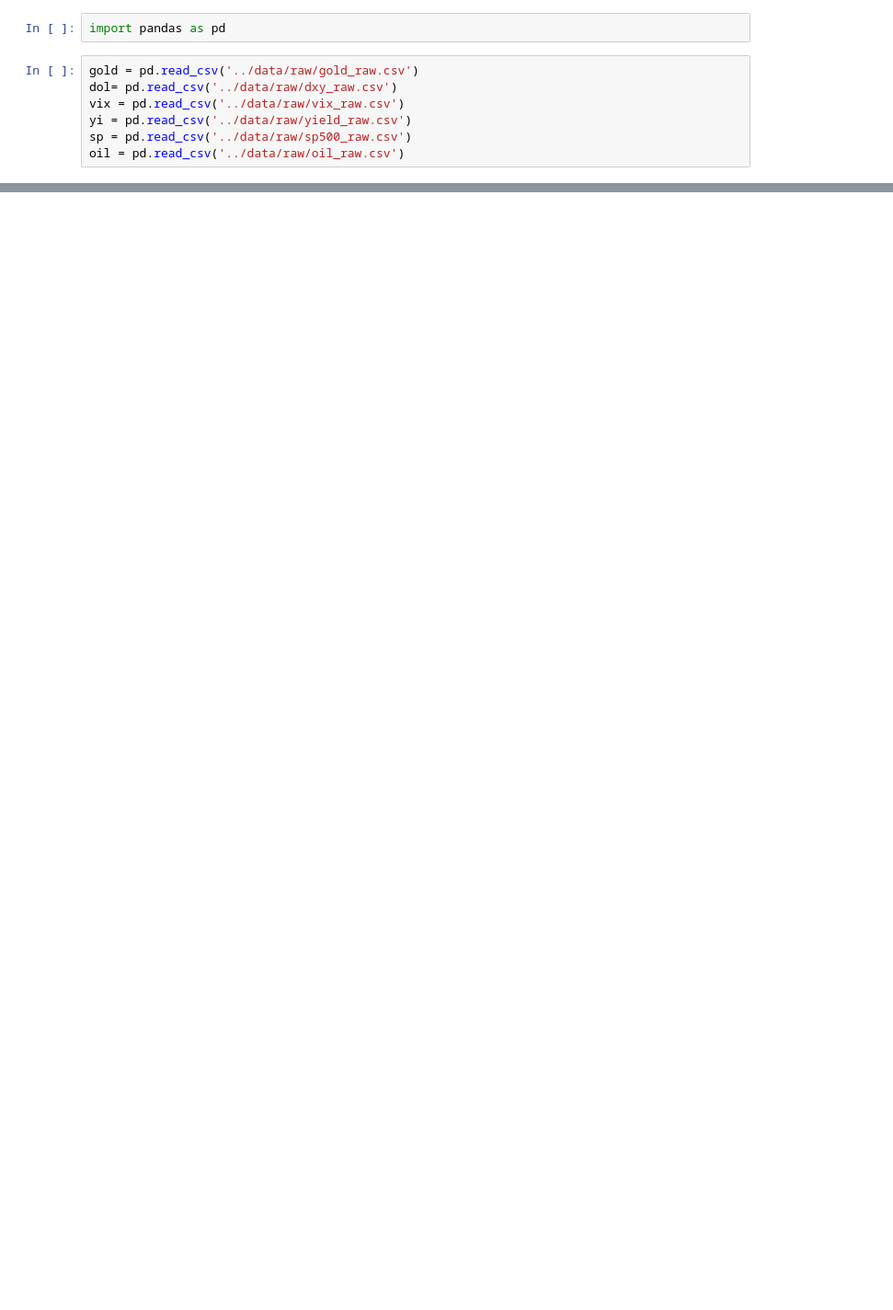
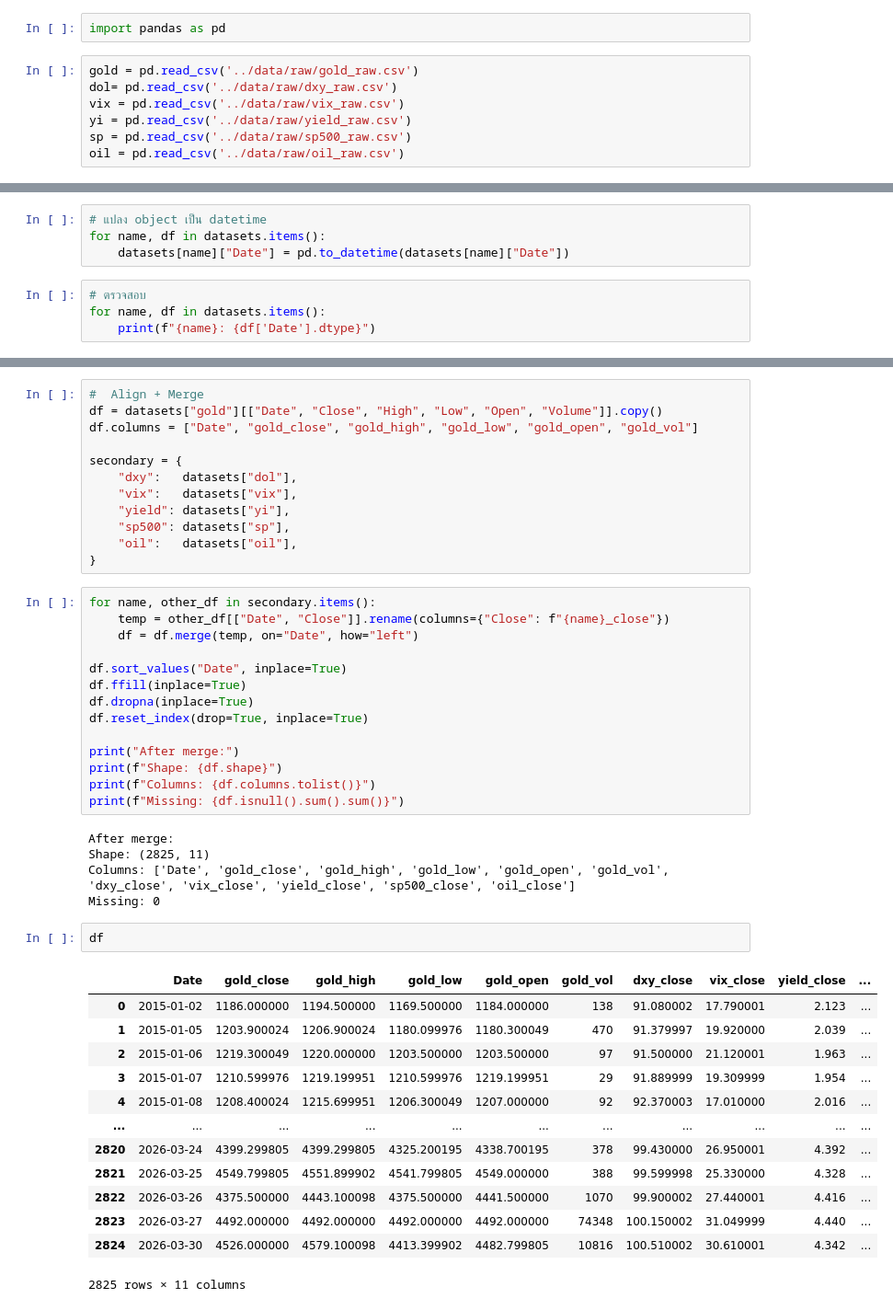
Before and after one commit to atiwit/CPE232-goldpriceforecast, a Jupyter notebook: notebooks/2_cleaning.ipynb, the cells around one changed output, grey strips where cells are left out. Shown at 92% size. Saved outputs shown, nothing was run; the diff lists cells and outputs as text; blank space fills up the shorter version.

Commit message:
Notebook2 finish and merge data already

```diff
--- a/notebooks/2_cleaning.ipynb
+++ b/notebooks/2_cleaning.ipynb
@@ -25,0 +119,8 @@ vix
+# %%
+# แปลง object เป็น datetime
+for name, df in datasets.items():
+    datasets[name]["Date"] = pd.to_datetime(datasets[name]["Date"])
+# %%
+# ตรวจสอบ
+for name, df in datasets.items():
+    print(f"{name}: {df['Date'].dtype}")
@@ -25,0 +151,47 @@ vix
+# %%
+#  Align + Merge
+df = datasets["gold"][["Date", "Close", "High", "Low", "Open", "Volume"]].copy()
+df.columns = ["Date", "gold_close", "gold_high", "gold_low", "gold_open", "gold_vol"]
+
+secondary = {
+    "dxy":   datasets["dol"],
+    "vix":   datasets["vix"],
+    "yield": datasets["yi"],
+    "sp500": datasets["sp"],
+    "oil":   datasets["oil"],
+}
+# %%
+for name, other_df in secondary.items():
+    temp = other_df[["Date", "Close"]].rename(columns={"Close": f"{name}_close"})
+    df = df.merge(temp, on="Date", how="left")
+
+df.sort_values("Date", inplace=True)
+df.ffill(inplace=True)
+df.dropna(inplace=True)
+df.reset_index(drop=True, inplace=True)
+
+print("After merge:")
+print(f"Shape: {df.shape}")
+print(f"Columns: {df.columns.tolist()}")
+print(f"Missing: {df.isnull().sum().sum()}")
+# %% [output]
+After merge:
+Shape: (2825, 11)
+Columns: ['Date', 'gold_close', 'gold_high', 'gold_low', 'gold_open', 'gold_vol', 'dxy_close', 'vix_close', 'yield_close', 'sp500_close', 'oil_close']
+Missing: 0
+# %%
+df
+# %% [output]
+|  | Date | gold_close | gold_high | gold_low | gold_open | gold_vol | dxy_close | vix_close | yield_close | ... |
+| 0 | 2015-01-02 | 1186.000000 | 1194.500000 | 1169.500000 | 1184.000000 | 138 | 91.080002 | 17.790001 | 2.123 | ... |
+| 1 | 2015-01-05 | 1203.900024 | 1206.900024 | 1180.099976 | 1180.300049 | 470 | 91.379997 | 19.920000 | 2.039 | ... |
+| 2 | 2015-01-06 | 1219.300049 | 1220.000000 | 1203.500000 | 1203.500000 | 97 | 91.500000 | 21.120001 | 1.963 | ... |
+| 3 | 2015-01-07 | 1210.599976 | 1219.199951 | 1210.599976 | 1219.199951 | 29 | 91.889999 | 19.309999 | 1.954 | ... |
+| 4 | 2015-01-08 | 1208.400024 | 1215.699951 | 1206.300049 | 1207.000000 | 92 | 92.370003 | 17.010000 | 2.016 | ... |
+| ... | ... | ... | ... | ... | ... | ... | ... | ... | ... | ... |
+| 2820 | 2026-03-24 | 4399.299805 | 4399.299805 | 4325.200195 | 4338.700195 | 378 | 99.430000 | 26.950001 | 4.392 | ... |
+| 2821 | 2026-03-25 | 4549.799805 | 4551.899902 | 4541.799805 | 4549.000000 | 388 | 99.599998 | 25.330000 | 4.328 | ... |
+| 2822 | 2026-03-26 | 4375.500000 | 4443.100098 | 4375.500000 | 4441.500000 | 1070 | 99.900002 | 27.440001 | 4.416 | ... |
+| 2823 | 2026-03-27 | 4492.000000 | 4492.000000 | 4492.000000 | 4492.000000 | 74348 | 100.150002 | 31.049999 | 4.440 | ... |
+| 2824 | 2026-03-30 | 4526.000000 | 4579.100098 | 4413.399902 | 4482.799805 | 10816 | 100.510002 | 30.610001 | 4.342 | ... |
+2825 rows × 11 columns
```
Also changed, not shown: parts of 12 cells of this notebook, 1 other file.
